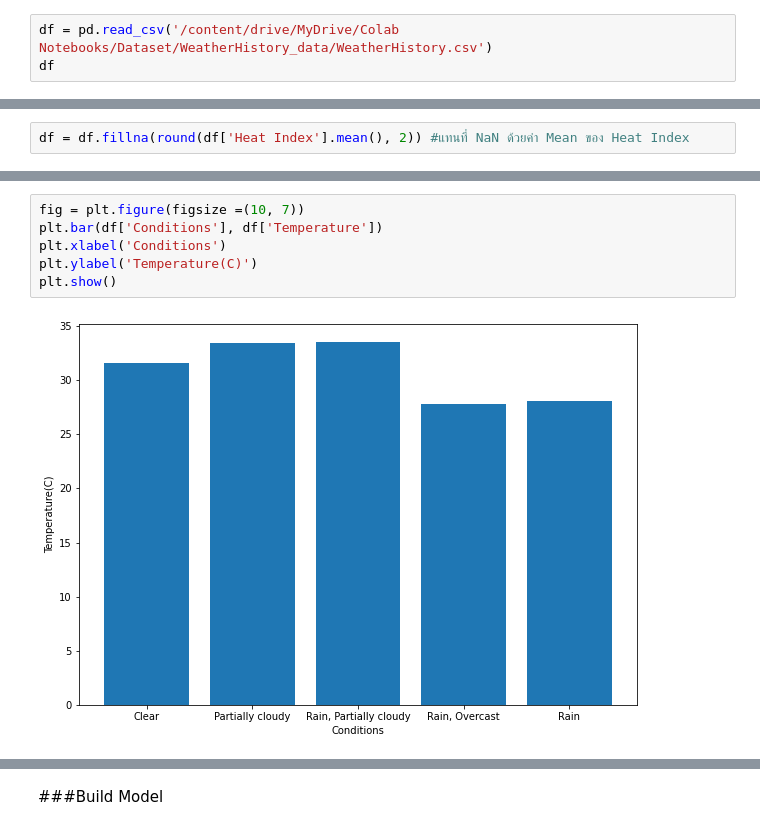
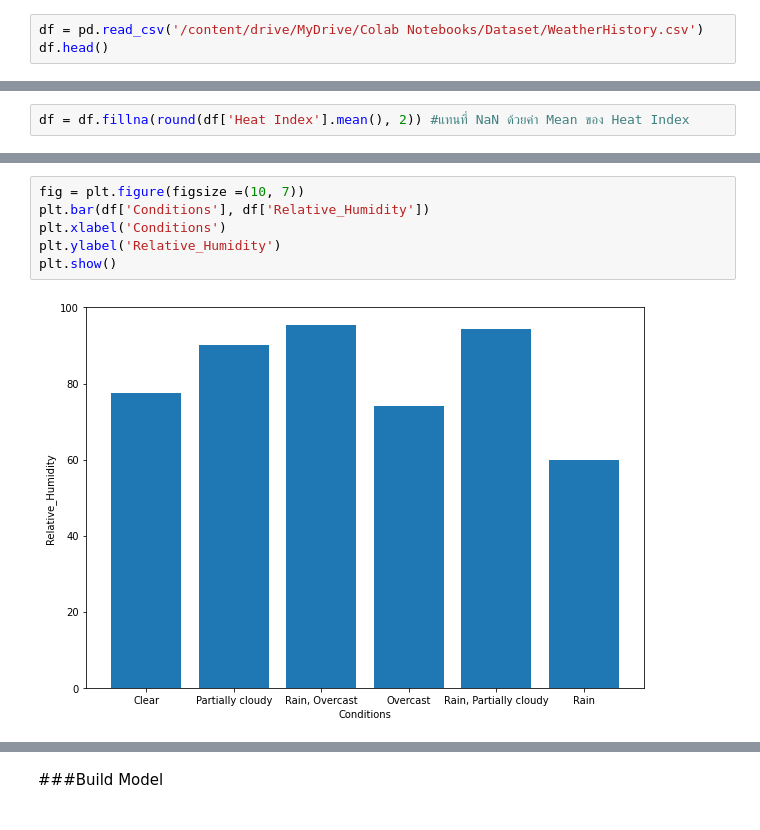
Before and after one commit to thedeenun/Weather-prediction, a Jupyter notebook: Weather_prediction.ipynb, the cells around one changed output, grey strips where cells are left out. Drawn from its saved outputs; the diff is of its cells as text.

```diff
--- a/Weather_prediction.ipynb
+++ b/Weather_prediction.ipynb
@@ -41,5 +38,5 @@ import pandas as pd
 # %%
-df = pd.read_csv('/content/drive/MyDrive/Colab Notebooks/Dataset/WeatherHistory_data/WeatherHistory.csv')
-df
+df = pd.read_csv('/content/drive/MyDrive/Colab Notebooks/Dataset/WeatherHistory.csv')
+df.head()
 # %% [output]
 |  | Name | Date time | Maximum Temperature | Minimum Temperature | Temperature | Wind Chill | Heat Index | ... |
@@ -178,11 +197,11 @@ df = df.rename(columns={"Maximum Temperature": "Maximum_Temperature", "Minimum T
 # %%
 fig = plt.figure(figsize =(10, 7))
-plt.bar(df['Conditions'], df['Temperature'])
+plt.bar(df['Conditions'], df['Relative_Humidity'])
 plt.xlabel('Conditions')
-plt.ylabel('Temperature(C)')
+plt.ylabel('Relative_Humidity')
 plt.show()
 # %% [output]
-[figure, old version]
+[figure, new version]
 # %%
 df_cond_num = df.copy()
 color = df_cond_num.Conditions.map({'Clear':0, 'Partially cloudy':1, 'Rain, Partially cloudy':2, 'Rain, Overcast':3, 'Rain':4})
```
Also changed, not shown: parts of 40 cells of this notebook.
